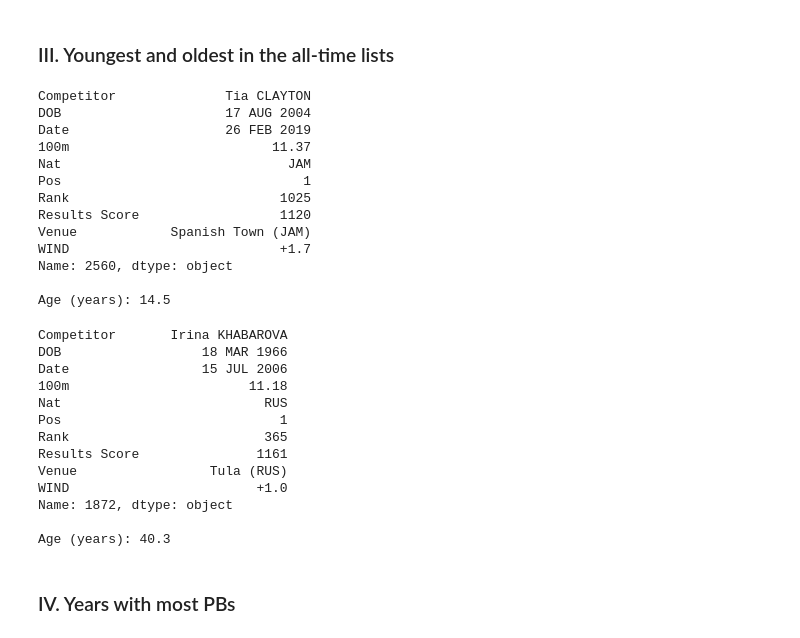
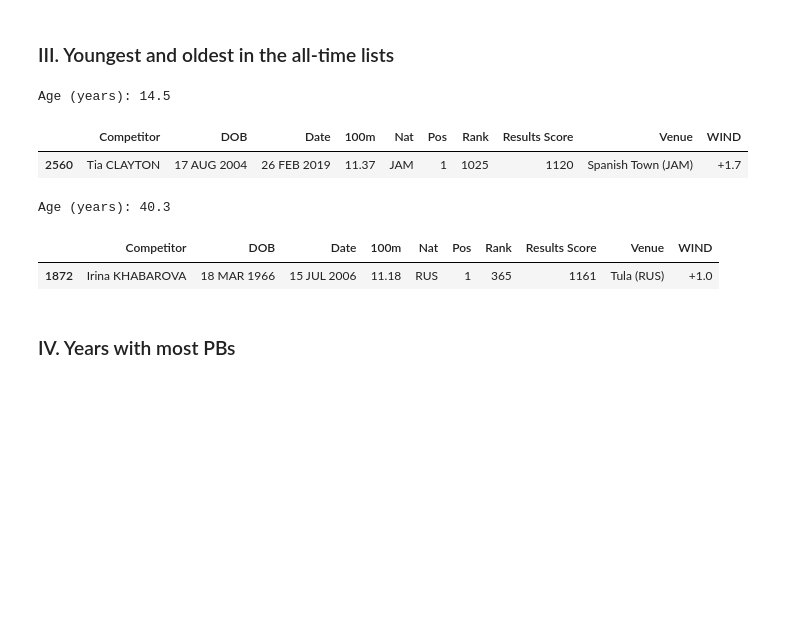
Before and after one commit to rmondini/trackandfield, a Jupyter notebook: mensprint.ipynb, the cells around one changed output. Drawn from its saved outputs; the diff is of its cells as text; code cells hidden in the pictures; blank space fills up the shorter version.

```diff
--- a/mensprint.ipynb
+++ b/mensprint.ipynb
@@ -221,27 +221,16 @@ plt.show()
 # %%
 # determine mininum age
 df1_minage=df1_ages_final.min()
 
 # determine location and print out info
 df1_minageloc=df1_ages[df1_ages==df1_minage].index[0]
 
-print df1.iloc[df1_minageloc]
-print
 print 'Age (years): %.1f' % df1_minage
+df1.iloc[[df1_minageloc]]
 # %% [output]
-Competitor              Tia CLAYTON
-DOB                     17 AUG 2004
-Date                    26 FEB 2019
-100m                          11.37
-Nat                             JAM
-Pos                               1
-Rank                           1025
-Results Score                  1120
-Venue            Spanish Town (JAM)
-WIND                           +1.7
-Name: 2560, dtype: object
-
 Age (years): 14.5
+|  | Competitor | DOB | Date | 100m | Nat | Pos | Rank | Results Score | Venue | WIND |
+| 2560 | Tia CLAYTON | 17 AUG 2004 | 26 FEB 2019 | 11.37 | JAM | 1 | 1025 | 1120 | Spanish Town (JAM) | +1.7 |
 # %%
 # determine maximum age
 df1_maxage=df1_ages_final.max()
@@ -249,23 +238,12 @@ df1_maxage=df1_ages_final.max()
 # determine location and print out info
 df1_maxageloc=df1_ages[df1_ages==df1_maxage].index[0]
 
-print df1.iloc[df1_maxageloc]
-print
 print 'Age (years): %.1f' % df1_maxage
+df1.iloc[[df1_maxageloc]]
 # %% [output]
-Competitor       Irina KHABAROVA
-DOB                  18 MAR 1966
-Date                 15 JUL 2006
-100m                       11.18
-Nat                          RUS
-Pos                            1
-Rank                         365
-Results Score               1161
-Venue                 Tula (RUS)
-WIND                        +1.0
-Name: 1872, dtype: object
-
 Age (years): 40.3
+|  | Competitor | DOB | Date | 100m | Nat | Pos | Rank | Results Score | Venue | WIND |
+| 1872 | Irina KHABAROVA | 18 MAR 1966 | 15 JUL 2006 | 11.18 | RUS | 1 | 365 | 1161 | Tula (RUS) | +1.0 |
 # %% [markdown]
 ### IV. Years with most PBs ###
 # %%
```
Also changed, not shown: parts of 14 cells of this notebook.
